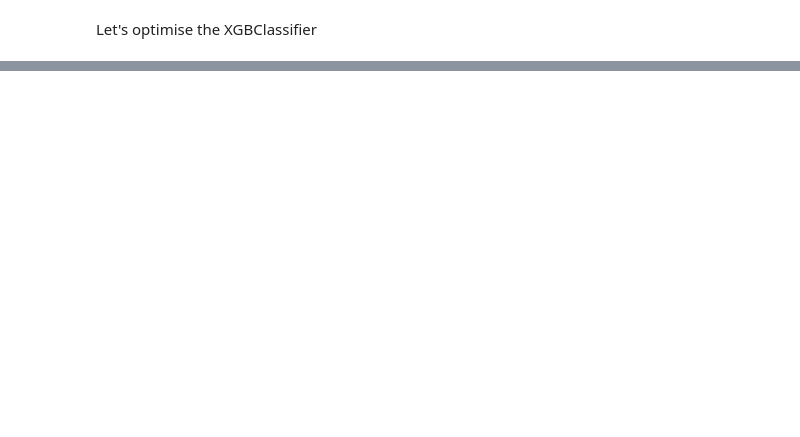
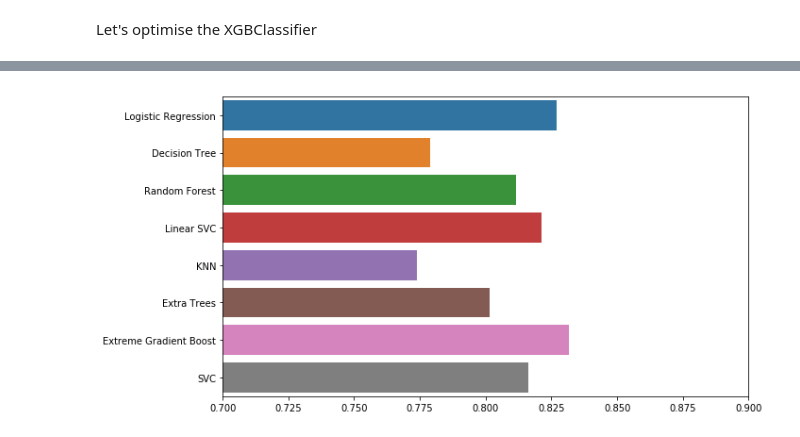
Before and after one commit to TanselArif-21/MLApplications, a Jupyter notebook: Titanic/Titanic.ipynb, the cells around one changed output, grey strips where cells are left out. Saved outputs shown, nothing was run; the diff lists cells and outputs as text; code cells hidden in the pictures; blank space fills up the shorter version.

```diff
--- a/Titanic/Titanic.ipynb
+++ b/Titanic/Titanic.ipynb
@@ -891,4 +897,10 @@ RandomForestClassifier(bootstrap=True, class_weight=None, criterion='gini',
 # %%
+rforest = RandomForestClassifier()
+param_grid = {'n_estimators':range(10,400,20)}
+rforest_search = GridSearchCV(RandomForestClassifier(), param_grid, cv=50, refit=True, verbose=1,n_jobs=4)
+rforest_search.fit(X,y)
+print(rforest_search.best_estimator_)
+
 # Default classifier
 rforest1 = RandomForestClassifier()
 
@@ -1210,3 +1224,15 @@ The optimised classifier mean accuracy score is 0.8163333333333332
 | 894 | 0 | 2 | 62 | 0 | 0 | 9 | 20 | 1 | 1 | ... |
 | 895 | 0 | 3 | 27 | 0 | 0 | 8 | 10 | 1 | 0 | ... |
 | 896 | 1 | 3 | 22 | 1 | 1 | 12 | 40 | 0 | 0 | ... |
+# %%
+names=['Logistic Regression','Decision Tree','Random Forest','Linear SVC','KNN','Extra Trees','Extreme Gradient Boost','SVC']
+values=[lg2_scores.mean(),dtree2_scores.mean(),rforest2_scores.mean(),lsvc2_scores.mean(),knn2_scores.mean(),\
+       etc2_scores.mean(),xgb2_scores.mean(),SVC2_scores.mean()]
+# %%
+fig,ax = plt.subplots()
+fig.set_size_inches(10,5)
+sns.barplot(y=names,x=values)
+ax.set_xlim(0.7,0.9)
+plt.tight_layout()
+# %% [output]
+[figure, added]
```
Also changed, not shown: parts of 44 cells of this notebook, 5 other files.
